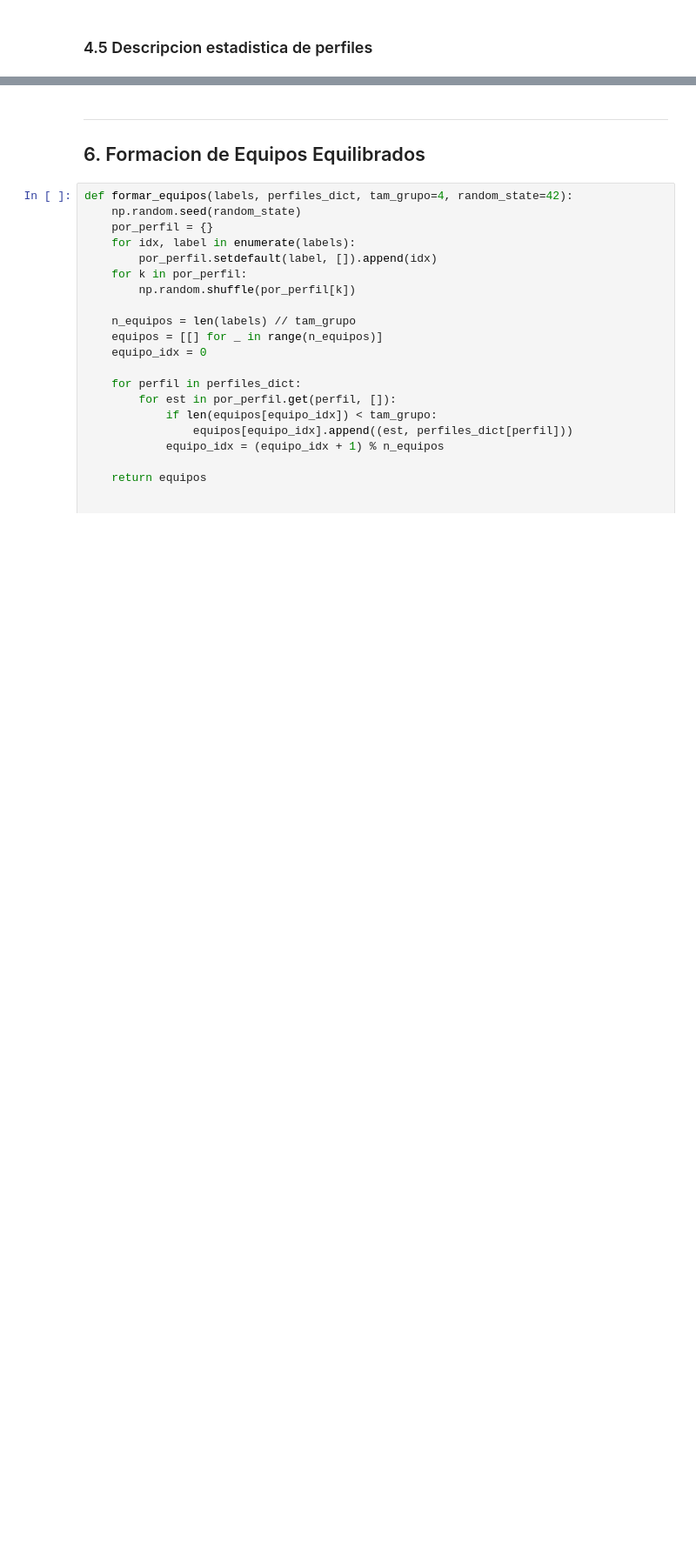
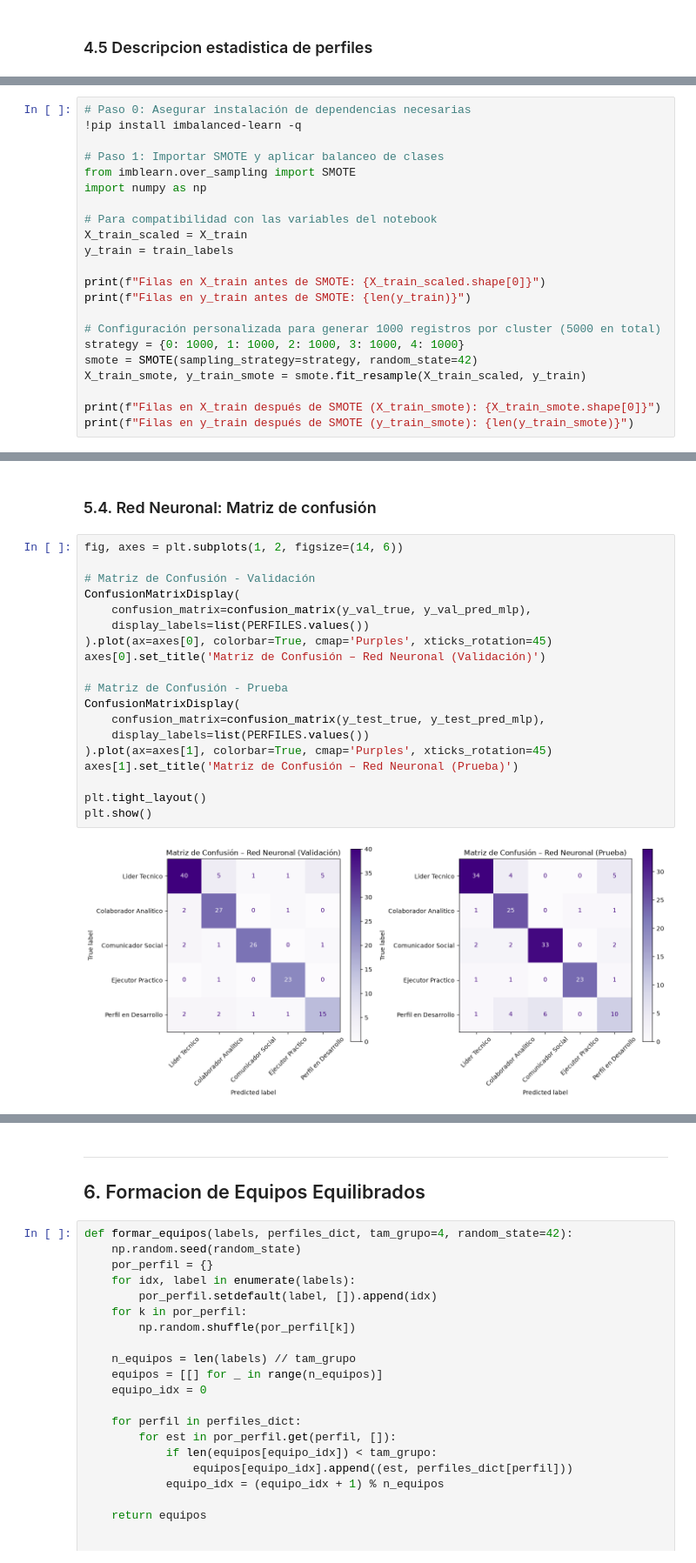
Before and after one commit to albaM15/Arquitecto-de-alto-rendimiento, a Jupyter notebook: notebook/Arquitecto_Grupos_Alto_Rendimiento_CORREGIDO.ipynb, the cells around one changed output, grey strips where cells are left out. Shown at 87% size. Cells and saved outputs as stored; diff of their text form; blank space fills up the shorter version.

```diff
--- a/notebook/Arquitecto_Grupos_Alto_Rendimiento_CORREGIDO.ipynb
+++ b/notebook/Arquitecto_Grupos_Alto_Rendimiento_CORREGIDO.ipynb
@@ -450,0 +461,22 @@ Perfil en Desarrollo                     -0.045                 0.664          0
+# %%
+# Paso 0: Asegurar instalación de dependencias necesarias
+!pip install imbalanced-learn -q
+
+# Paso 1: Importar SMOTE y aplicar balanceo de clases
+from imblearn.over_sampling import SMOTE
+import numpy as np
+
+# Para compatibilidad con las variables del notebook
+X_train_scaled = X_train
+y_train = train_labels
+
+print(f"Filas en X_train antes de SMOTE: {X_train_scaled.shape[0]}")
+print(f"Filas en y_train antes de SMOTE: {len(y_train)}")
+
+# Configuración personalizada para generar 1000 registros por cluster (5000 en total)
+strategy = {0: 1000, 1: 1000, 2: 1000, 3: 1000, 4: 1000}
+smote = SMOTE(sampling_strategy=strategy, random_state=42)
+X_train_smote, y_train_smote = smote.fit_resample(X_train_scaled, y_train)
+
+print(f"Filas en X_train después de SMOTE (X_train_smote): {X_train_smote.shape[0]}")
+print(f"Filas en y_train después de SMOTE (y_train_smote): {len(y_train_smote)}")
@@ -451 +584,24 @@ Perfil en Desarrollo                     -0.045                 0.664          0
+# %% [markdown]
+### 5.4. Red Neuronal: Matriz de confusión
+# %%
+fig, axes = plt.subplots(1, 2, figsize=(14, 6))
+
+# Matriz de Confusión - Validación
+ConfusionMatrixDisplay(
+    confusion_matrix=confusion_matrix(y_val_true, y_val_pred_mlp),
+    display_labels=list(PERFILES.values())
+).plot(ax=axes[0], colorbar=True, cmap='Purples', xticks_rotation=45)
+axes[0].set_title('Matriz de Confusión – Red Neuronal (Validación)')
+
+# Matriz de Confusión - Prueba
+ConfusionMatrixDisplay(
+    confusion_matrix=confusion_matrix(y_test_true, y_test_pred_mlp),
+    display_labels=list(PERFILES.values())
+).plot(ax=axes[1], colorbar=True, cmap='Purples', xticks_rotation=45)
+axes[1].set_title('Matriz de Confusión – Red Neuronal (Prueba)')
+
+plt.tight_layout()
+plt.show()
+# %% [output]
+[figure, added]
 # %% [markdown]
```
Also changed, not shown: parts of 36 cells of this notebook, 11 other files.
